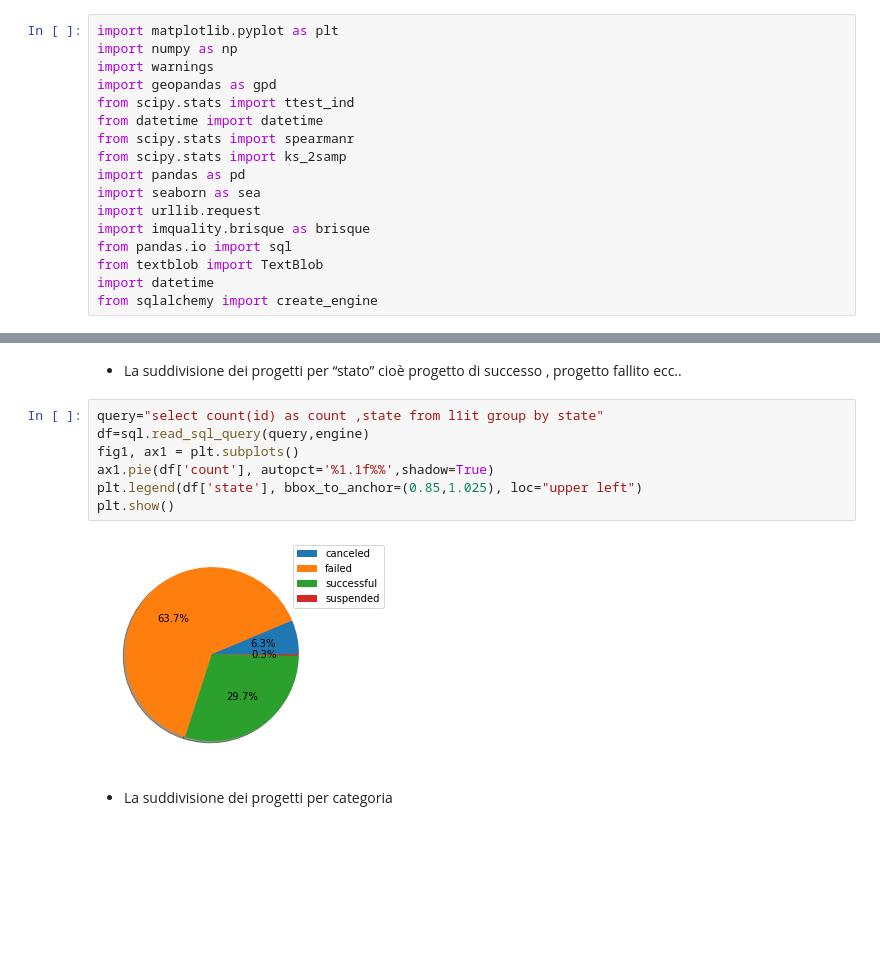
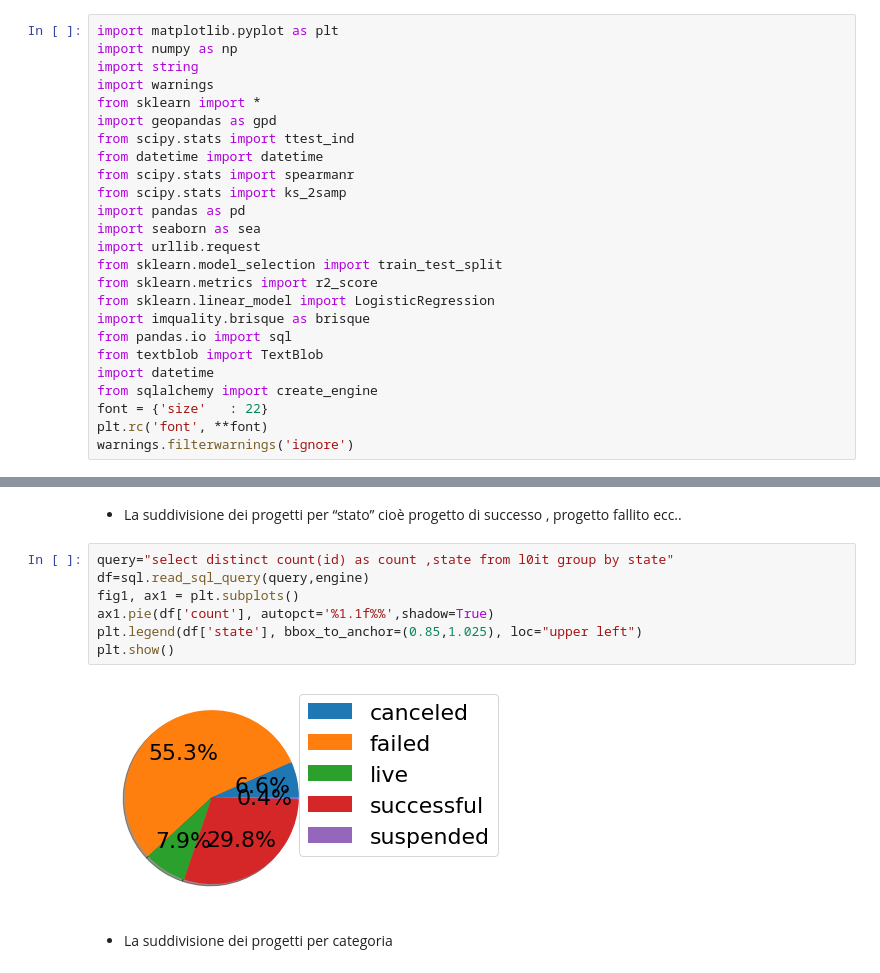
Before and after one commit to AlessandroCapici/Tesi_Triennale, a Jupyter notebook: Analisi dati.ipynb, the cells around one changed output, grey strips where cells are left out. Cells and saved outputs as stored; diff of their text form; blank space fills up the shorter version.

```diff
--- a/Analisi dati.ipynb
+++ b/Analisi dati.ipynb
@@ -9,7 +9,9 @@ Dopo aver ristrutturato i file sotto forma di dataframe pandas si è deciso di c
 # %%
 import matplotlib.pyplot as plt
 import numpy as np
+import string
 import warnings
+from sklearn import *
 import geopandas as gpd
 from scipy.stats import ttest_ind
 from datetime import datetime
@@ -18,11 +20,17 @@ from scipy.stats import ks_2samp
 import pandas as pd
 import seaborn as sea
 import urllib.request
+from sklearn.model_selection import train_test_split
+from sklearn.metrics import r2_score
+from sklearn.linear_model import LogisticRegression
 import imquality.brisque as brisque
 from pandas.io import sql
 from textblob import TextBlob
 import datetime
 from sqlalchemy import create_engine
+font = {'size'   : 22}
+plt.rc('font', **font)
+warnings.filterwarnings('ignore')
 # %% [markdown]
 #### Connessione al database
 # %%
@@ -32,14 +40,14 @@ Sono partito da analisi esplorative di base per farmi un'idea su come sono distr
 # %% [markdown]
 * La suddivisione dei progetti per “stato” cioè progetto di successo , progetto fallito ecc..
 # %%
-query="select count(id) as count ,state from l1it group by state"
+query="select distinct count(id) as count ,state from l0it group by state"
 df=sql.read_sql_query(query,engine)
 fig1, ax1 = plt.subplots()
 ax1.pie(df['count'], autopct='%1.1f%%',shadow=True)
 plt.legend(df['state'], bbox_to_anchor=(0.85,1.025), loc="upper left")
 plt.show()
 # %% [output]
-[figure, old version]
+[figure, new version]
 # %% [markdown]
 * La suddivisione dei progetti per categoria
 # %%
```
Also changed, not shown: parts of 71 cells of this notebook.
